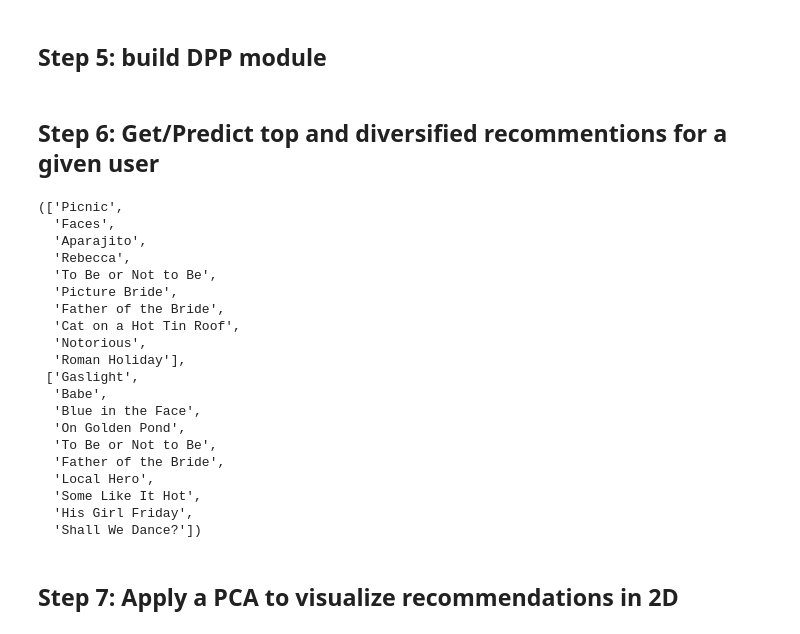
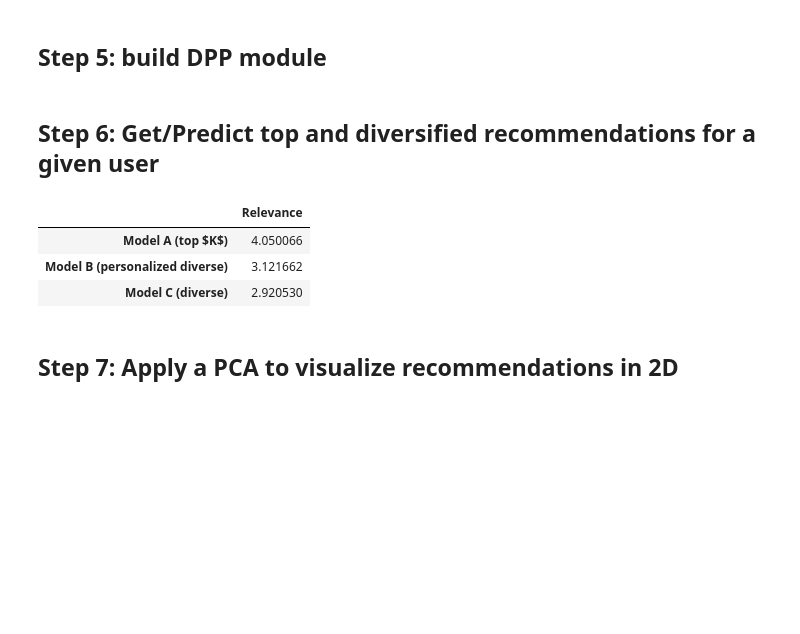
Before and after one commit to pass-culture/dpp-paper-demo, a Jupyter notebook: main.ipynb, the cells around one changed output. Cells and saved outputs as stored; diff of their text form; code cells hidden in the pictures; blank space fills up the shorter version.

```diff
--- a/main.ipynb
+++ b/main.ipynb
@@ -249,7 +354,7 @@ class DiversificationPipeline:
     def _get_dpp_samples(vectors: np.ndarray, K_DPP: int) -> List:
         diversification_matrix = vectors.dot(vectors.T)
         dpp_model = FiniteDPP("likelihood", **{"L": diversification_matrix})
-        return dpp_model.sample_exact_k_dpp(size=K_DPP)
+        return dpp_model.sample_exact_k_dpp(size=K_DPP, random_state=42)
 
     def get_sampled_ids(self, K_DPP: int, use_qi: bool) -> List:
         # Calculate weighted embeddings and normalize in a single step
@@ -264,8 +369,8 @@ class DiversificationPipeline:
             vectors=weighted_embeddings, K_DPP=K_DPP
         )
 
-        return [self.item_ids[i] for i in sampled_indices]
+        return [self.item_ids[i] for i in sampled_indices], [self.scores[i] for i in sampled_indices]
 # %% [markdown]
-## Step 6: Get/Predict top and diversified recommentions for a given user
+## Step 6: Get/Predict top and diversified recommendations for a given user
 # %%
 
@@ -294,29 +396,13 @@ def retrieval(k, user_id, user_embedding_dict, use_qi=True):
+# %%
+displayed_results = pd.DataFrame()
 # %%
 users_list = user_model.layers[0].get_vocabulary()
 users_weights = user_model.layers[1].get_weights()[0].astype(np.float32)
 user_embedding_dict = {x: y for x, y in zip(users_list, users_weights)}
-user_id = users_list[100] # the 101th user_id
+np.random.seed(42)
+user_ids = np.random.choice(users_list, 100) # the 101th user_id
 
-results_top_k, results_k_diversified =  retrieval(10, user_id, user_embedding_dict, use_qi=True)
+results_top_k, scores_top_k, results_k_diversified, scores_div =  retrieval(10, user_ids, user_embedding_dict, use_qi=True)
 results_top_k, results_k_diversified
+displayed_results.loc['Model A (top $K$)', 'Relevance'] = scores_top_k.mean()
+displayed_results.loc['Model B (personalized diverse)', 'Relevance'] = scores_div.mean()
-# %% [output]
-(['Picnic',
-  'Faces',
-  'Aparajito',
-  'Rebecca',
-  'To Be or Not to Be',
-  'Picture Bride',
-  'Father of the Bride',
-  'Cat on a Hot Tin Roof',
-  'Notorious',
-  'Roman Holiday'],
- ['Gaslight',
-  'Babe',
-  'Blue in the Face',
-  'On Golden Pond',
-  'To Be or Not to Be',
-  'Father of the Bride',
-  'Local Hero',
-  'Some Like It Hot',
-  'His Girl Friday',
-  'Shall We Dance?'])
@@ -323,3 +413,10 @@ results_top_k, results_k_diversified
+# %%
+displayed_results
+# %% [output]
+|  | Relevance |
+| Model A (top $K$) | 4.050066 |
+| Model B (personalized diverse) | 3.121662 |
+| Model C (diverse) | 2.920530 |
 # %% [markdown]
 ## Step 7: Apply a PCA to visualize recommendations in 2D
 # %%
```
Also changed, not shown: parts of 26 cells of this notebook, 3 other files.
